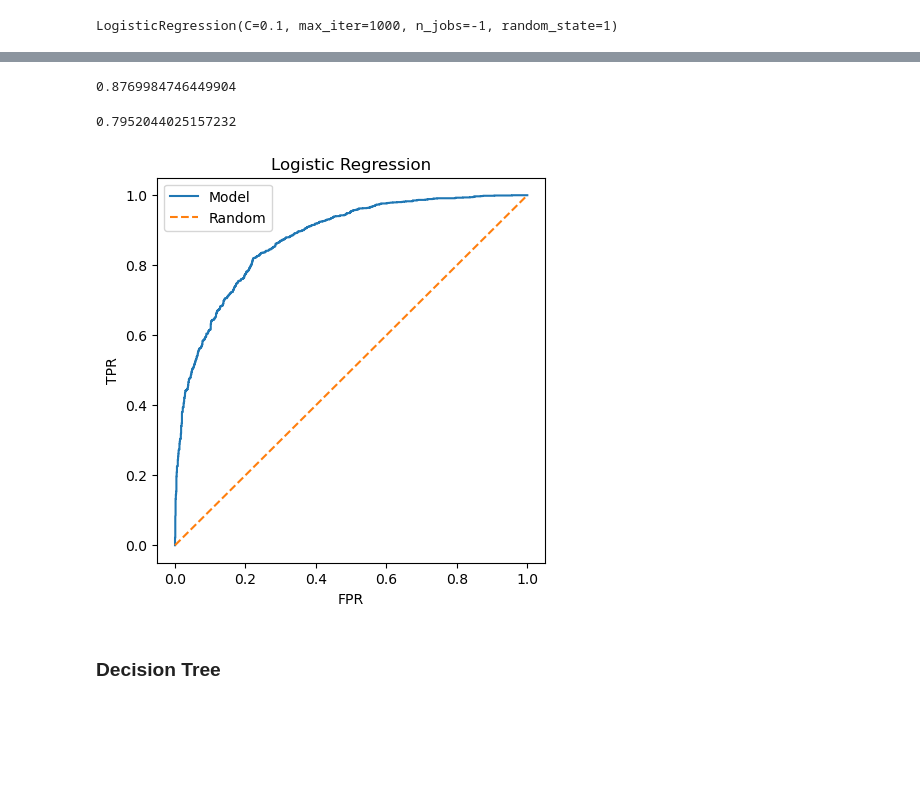
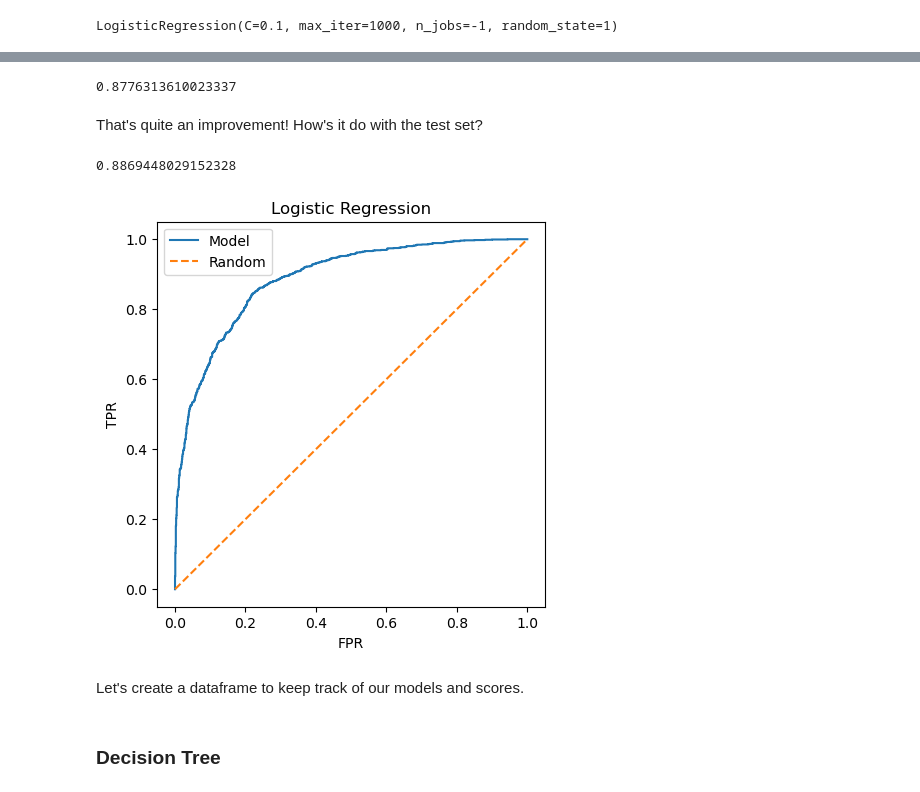
Before and after one commit to clamytoe/covid-risk-classifier, a Jupyter notebook: notebook.ipynb, the cells around one changed output, grey strips where cells are left out. Cells and saved outputs as stored; diff of their text form; code cells hidden in the pictures; blank space fills up the shorter version.

```diff
--- a/notebook.ipynb
+++ b/notebook.ipynb
@@ -1391,17 +1503,24 @@ max(scores, key=lambda x: x[1])
 # %%
 threshold = max(scores, key=lambda x: x[1])[0]
-lr_model = LogisticRegression(C=threshold, random_state=1)
+lr_model = LogisticRegression(C=threshold, max_iter=1_000, random_state=1, n_jobs=-1)
 lr_model.fit(X_train, y_train)
 
 y_pred = lr_model.predict_proba(X_val)[:, 1]
-roc_auc_score(y_val, y_pred)
+val_score = roc_auc_score(y_val, y_pred)
+val_score
 # %% [output]
-0.8769984746449904
+0.8776313610023337
-# %%
-lr_model.score(X_test, y_test)
-# %% [output]
-0.7952044025157232
+# %% [markdown]
+That's quite an improvement! How's it do with the test set?
+# %%
+y_pred = lr_model.predict_proba(X_test)[:, 1]
+score = roc_auc_score(y_test, y_pred)
+score
+# %% [output]
+0.8869448029152328
 # %%
-plot_auc_roc_curve(y_val, y_pred, 'Logistic Regression')
+plot_auc_roc_curve(y_test, y_pred, 'Logistic Regression')
 # %% [output]
-[figure, old version]
+[figure, new version]
+# %% [markdown]
+Let's create a dataframe to keep track of our models and scores.
```
Also changed, not shown: parts of 120 cells of this notebook.
